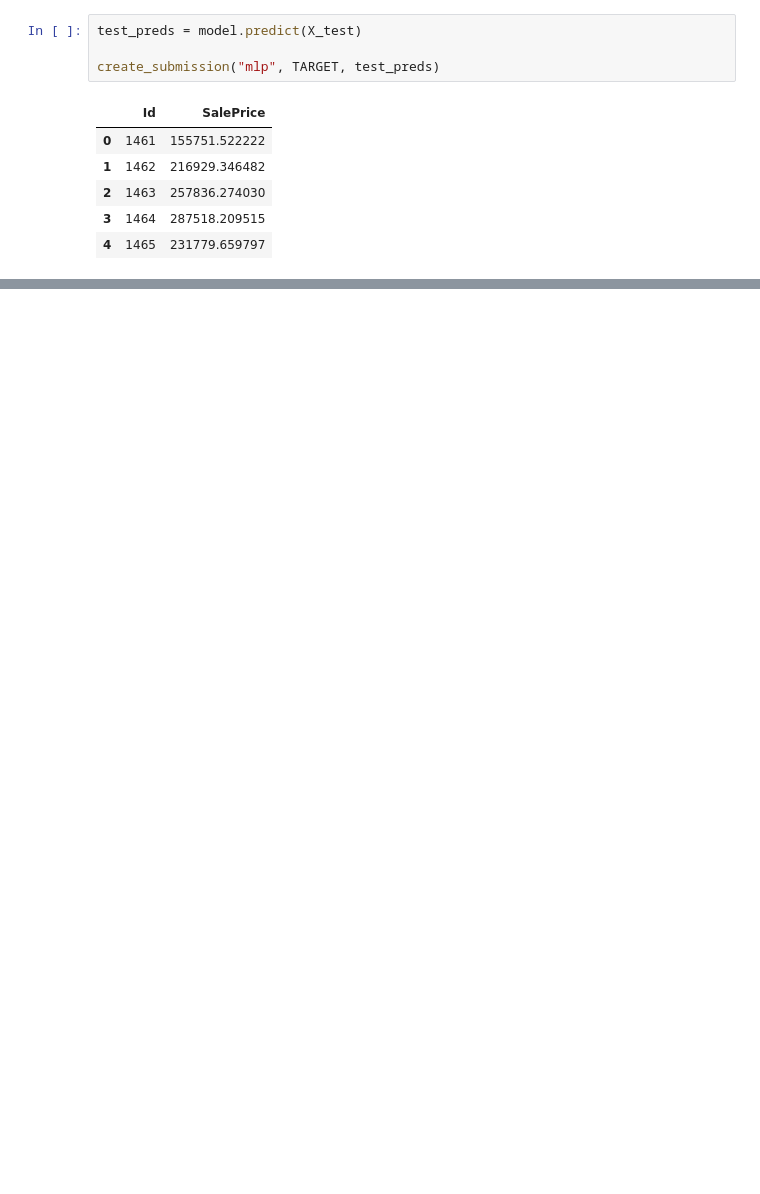
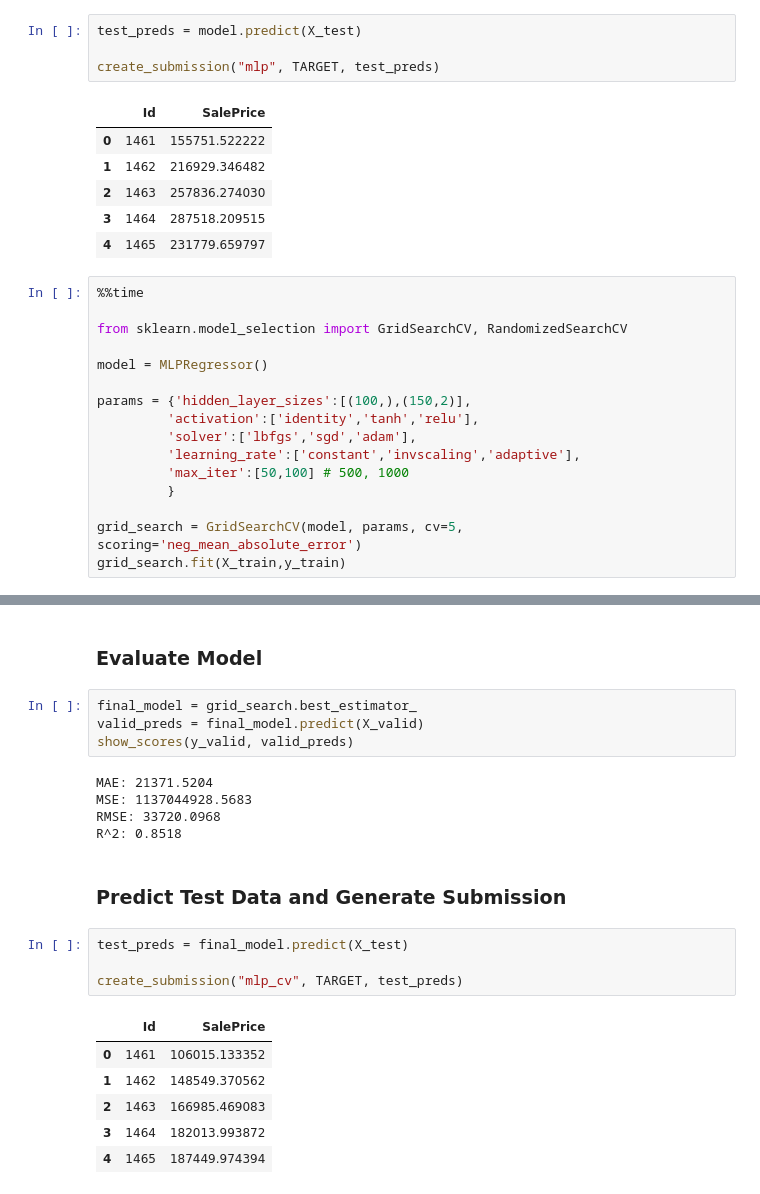
Before and after one commit to melling/ml-regression, a Jupyter notebook: house-prices-mlpregressor.ipynb, the cells around one changed output, grey strips where cells are left out. Cells and saved outputs as stored; diff of their text form; blank space fills up the shorter version.

Commit message:
Kaggle Notebook | House Prices: MLPRegressor | Version 3

```diff
--- a/house-prices-mlpregressor.ipynb
+++ b/house-prices-mlpregressor.ipynb
@@ -263,3 +275,19 @@ create_submission("mlp", TARGET, test_preds)
 | 2 | 1463 | 257836.274030 |
 | 3 | 1464 | 287518.209515 |
 | 4 | 1465 | 231779.659797 |
+# %%
+%%time
+
+from sklearn.model_selection import GridSearchCV, RandomizedSearchCV
+
+model = MLPRegressor()
+
+params = {'hidden_layer_sizes':[(100,),(150,2)],
+         'activation':['identity','tanh','relu'],
+         'solver':['lbfgs','sgd','adam'],
+         'learning_rate':['constant','invscaling','adaptive'],
+         'max_iter':[50,100] # 500, 1000
+         }
+
+grid_search = GridSearchCV(model, params, cv=5, scoring='neg_mean_absolute_error')
+grid_search.fit(X_train,y_train)
@@ -265,0 +357,24 @@ create_submission("mlp", TARGET, test_preds)
+# %% [markdown]
+### Evaluate Model
+# %%
+final_model = grid_search.best_estimator_
+valid_preds = final_model.predict(X_valid)
+show_scores(y_valid, valid_preds)
+# %% [output]
+MAE: 21371.5204
+MSE: 1137044928.5683
+RMSE: 33720.0968
+R^2: 0.8518
+# %% [markdown]
+### Predict Test Data and Generate Submission
+# %%
+test_preds = final_model.predict(X_test)
+
+create_submission("mlp_cv", TARGET, test_preds)
+# %% [output]
+|  | Id | SalePrice |
+| 0 | 1461 | 106015.133352 |
+| 1 | 1462 | 148549.370562 |
+| 2 | 1463 | 166985.469083 |
+| 3 | 1464 | 182013.993872 |
+| 4 | 1465 | 187449.974394 |
```
Also changed, not shown: parts of 6 cells of this notebook.
